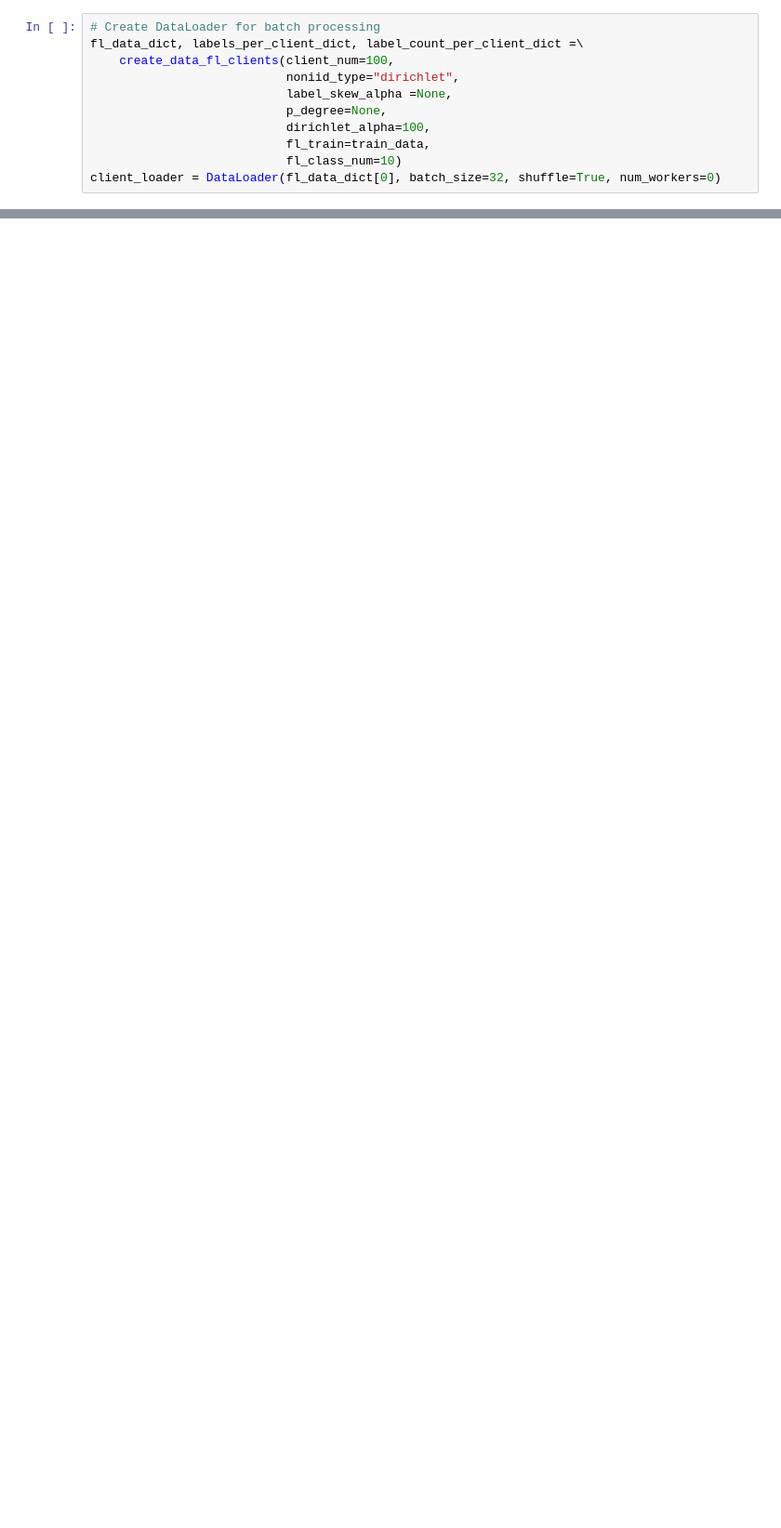
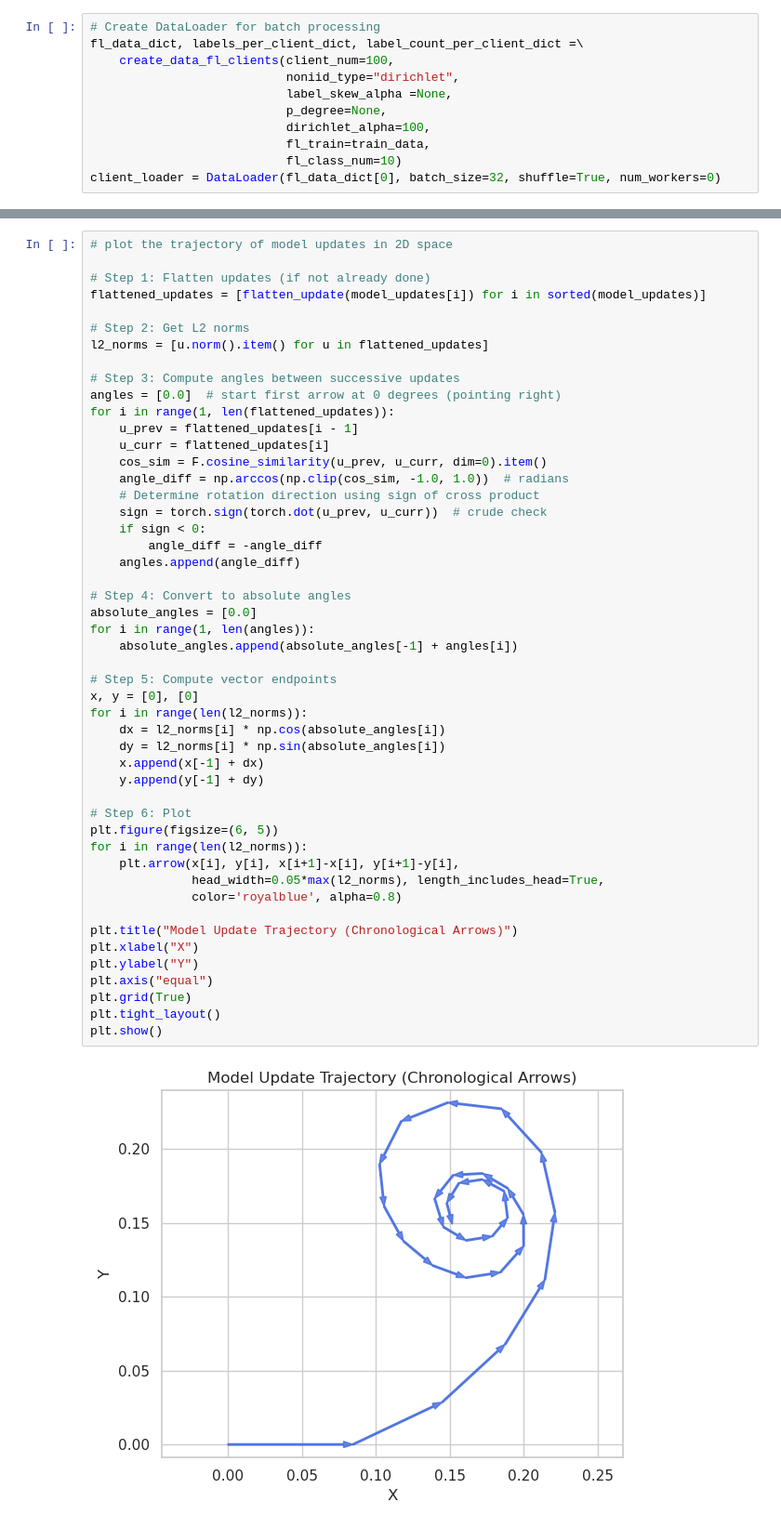
Before and after one commit to yangland/FedON, a Jupyter notebook: jupyter_notebooks/objective_definition.ipynb, the cells around one changed output, grey strips where cells are left out. Shown at 93% size. Saved outputs shown, nothing was run; the diff lists cells and outputs as text; blank space fills up the shorter version.

```diff
--- a/jupyter_notebooks/objective_definition.ipynb
+++ b/jupyter_notebooks/objective_definition.ipynb
@@ -117,0 +222,51 @@ for iter in range(iters):
+# %%
+# plot the trajectory of model updates in 2D space
+
+# Step 1: Flatten updates (if not already done)
+flattened_updates = [flatten_update(model_updates[i]) for i in sorted(model_updates)]
+
+# Step 2: Get L2 norms
+l2_norms = [u.norm().item() for u in flattened_updates]
+
+# Step 3: Compute angles between successive updates
+angles = [0.0]  # start first arrow at 0 degrees (pointing right)
+for i in range(1, len(flattened_updates)):
+    u_prev = flattened_updates[i - 1]
+    u_curr = flattened_updates[i]
+    cos_sim = F.cosine_similarity(u_prev, u_curr, dim=0).item()
+    angle_diff = np.arccos(np.clip(cos_sim, -1.0, 1.0))  # radians
+    # Determine rotation direction using sign of cross product
+    sign = torch.sign(torch.dot(u_prev, u_curr))  # crude check
+    if sign < 0:
+        angle_diff = -angle_diff
+    angles.append(angle_diff)
+
+# Step 4: Convert to absolute angles
+absolute_angles = [0.0]
+for i in range(1, len(angles)):
+    absolute_angles.append(absolute_angles[-1] + angles[i])
+
+# Step 5: Compute vector endpoints
+x, y = [0], [0]
+for i in range(len(l2_norms)):
+    dx = l2_norms[i] * np.cos(absolute_angles[i])
+    dy = l2_norms[i] * np.sin(absolute_angles[i])
+    x.append(x[-1] + dx)
+    y.append(y[-1] + dy)
+
+# Step 6: Plot
+plt.figure(figsize=(6, 5))
+for i in range(len(l2_norms)):
+    plt.arrow(x[i], y[i], x[i+1]-x[i], y[i+1]-y[i],
+              head_width=0.05*max(l2_norms), length_includes_head=True,
+              color='royalblue', alpha=0.8)
+
+plt.title("Model Update Trajectory (Chronological Arrows)")
+plt.xlabel("X")
+plt.ylabel("Y")
+plt.axis("equal")
+plt.grid(True)
+plt.tight_layout()
+plt.show()
+# %% [output]
+[figure, added]
```
Also changed, not shown: parts of 20 cells of this notebook, 1 other file.
